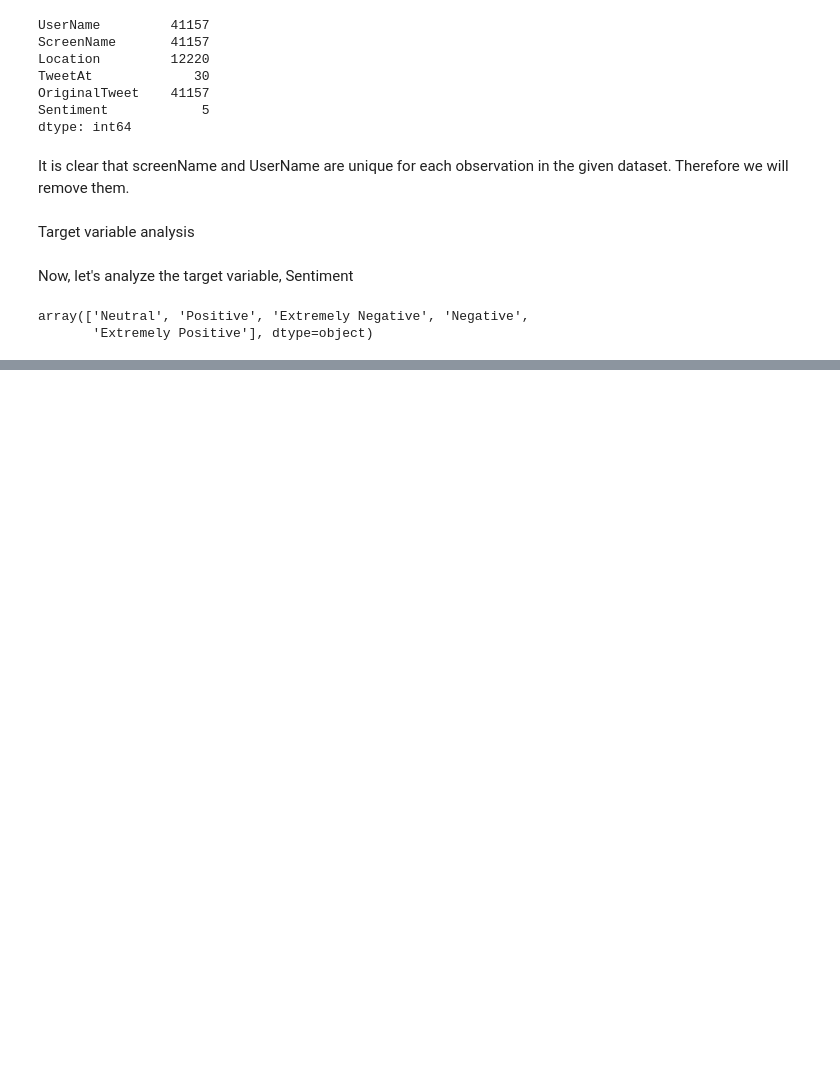
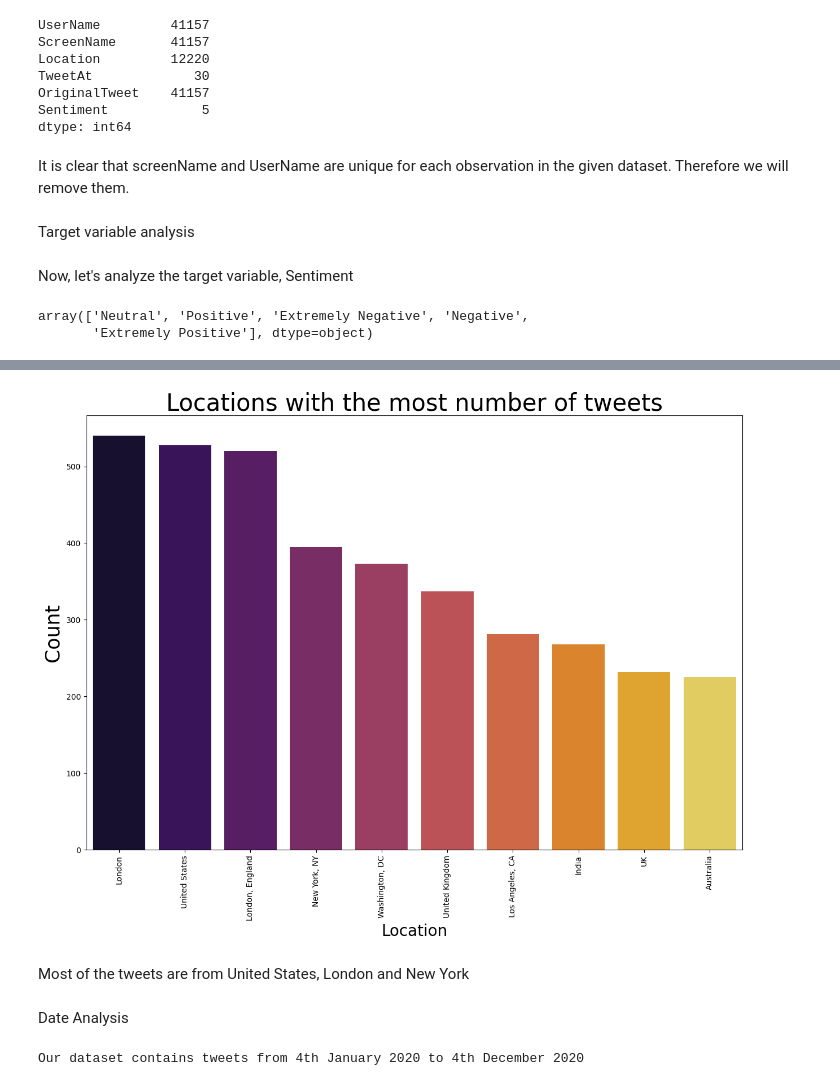
Before and after one commit to harsh15998/classification, a Jupyter notebook: Welcome_To_Colaboratory.ipynb, the cells around one changed output, grey strips where cells are left out. Cells and saved outputs as stored; diff of their text form; code cells hidden in the pictures; blank space fills up the shorter version.

```diff
--- a/Welcome_To_Colaboratory.ipynb
+++ b/Welcome_To_Colaboratory.ipynb
@@ -115,0 +182,4 @@ array(['Neutral', 'Positive', 'Extremely Negative', 'Negative',
+# %%
+#Number of tweets in each location
+Location_df = df['Location'].value_counts().rename_axis('Location').reset_index(name='Count')
+Location_df
@@ -115,0 +215,16 @@ array(['Neutral', 'Positive', 'Extremely Negative', 'Negative',
+# %%
+
+
+plt.rcParams["figure.figsize"]=(15,10)
+sns.barplot(x=Location_df['Location'][0:10], y=Location_df['Count'][0:10], palette='inferno')
+plt.xticks(rotation=90)
+plt.title('Locations with the most number of tweets', fontsize=30)
+plt.xlabel('Location', fontsize=20)
+plt.ylabel('Count', fontsize=25)
+plt.show()
+# %% [output]
+[figure, added]
+# %% [markdown]
+Most of the tweets are from United States, London and New York
+# %% [markdown]
+Date Analysis
@@ -115,0 +234,6 @@ array(['Neutral', 'Positive', 'Extremely Negative', 'Negative',
+# %%
+#Obtaining the time period of the dataset
+print("Our dataset contains tweets from {}th {} {} to {}th {} {}".format(df["TweetAt"].min().day, df["TweetAt"].min().month_name(), df["TweetAt"].min().year,
+         df["TweetAt"].max().day, df["TweetAt"].max().month_name(), df["TweetAt"].max().year))
+# %% [output]
+Our dataset contains tweets from 4th January 2020 to 4th December 2020
```
Also changed, not shown: parts of 51 cells of this notebook.
